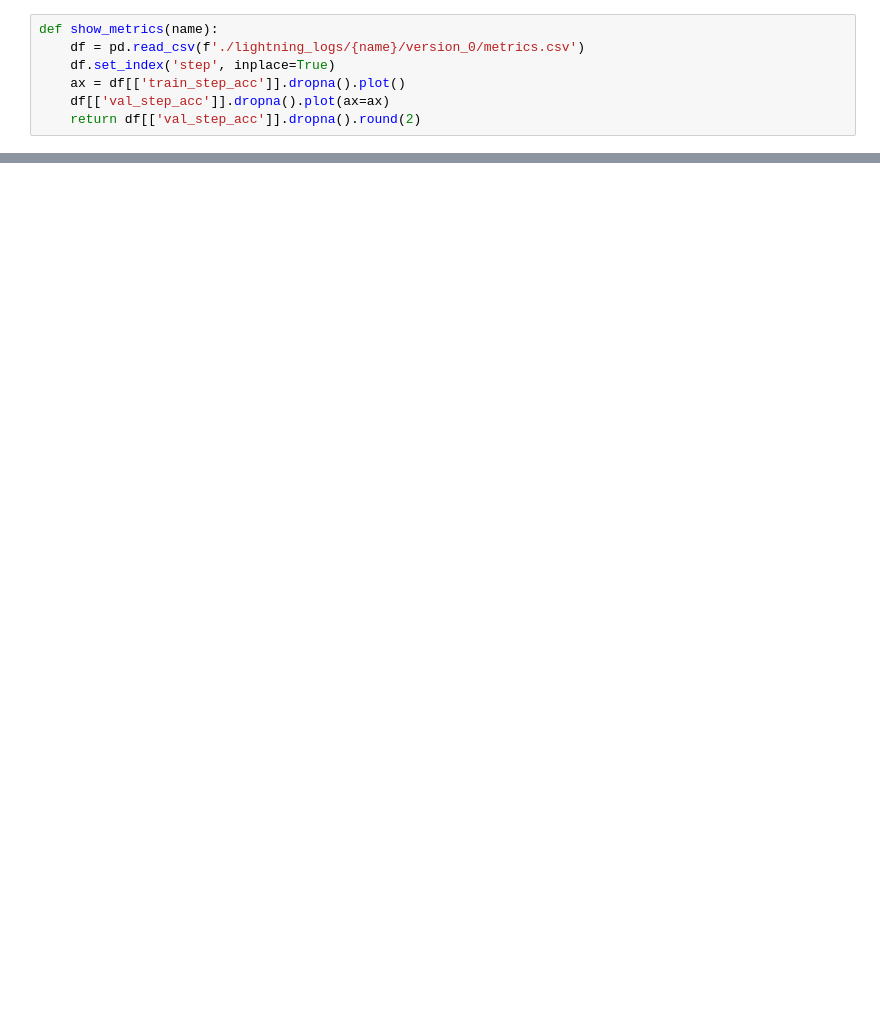
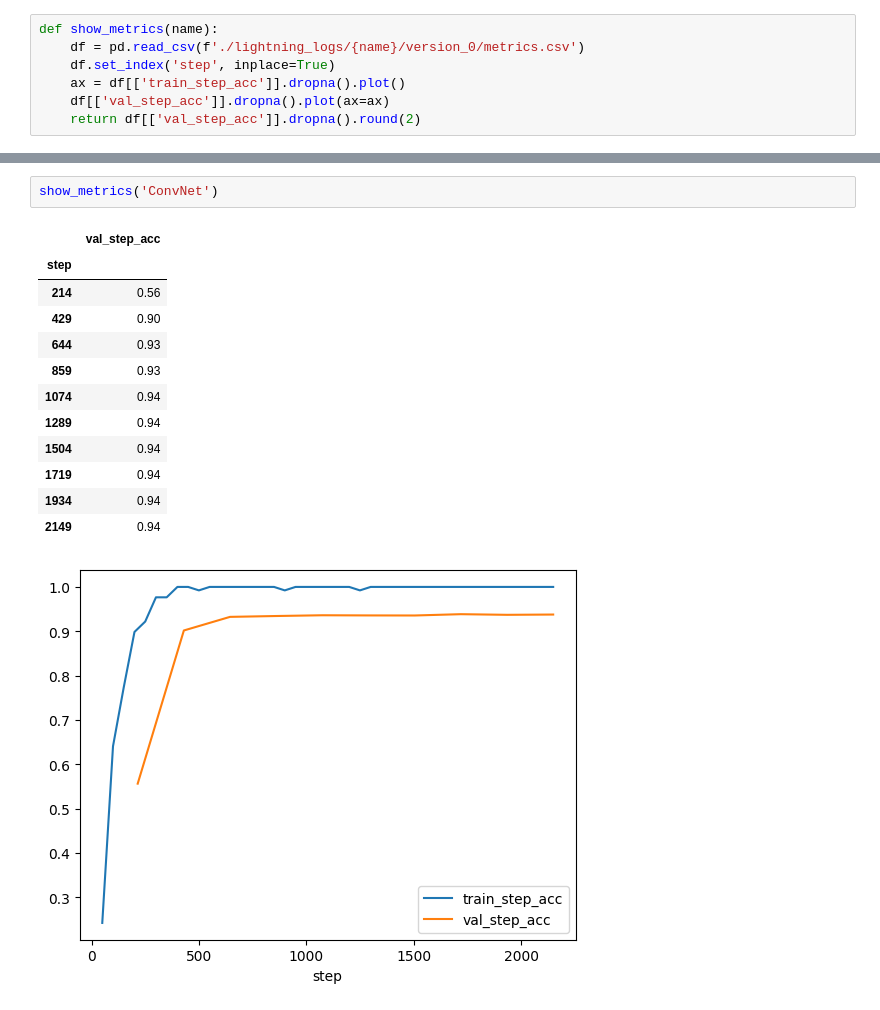
Before and after one commit to MatthewSharpOTU/CSCI4050U_FinalProject, a Jupyter notebook: convolution/convolution.ipynb, the cells around one changed output, grey strips where cells are left out. Cells and saved outputs as stored; diff of their text form; blank space fills up the shorter version.

Commit message:
adding a version of ConvNet model with working DataLoader and trainer. We have a working model, even though it super overfits..

```diff
--- a/convolution/convolution.ipynb
+++ b/convolution/convolution.ipynb
@@ -162,0 +230,16 @@ RuntimeError: Deterministic behavior was enabled with either `torch.use_determin
+# %%
+show_metrics('ConvNet')
+# %% [output]
+|  | val_step_acc |
+| step |  |
+| 214 | 0.56 |
+| 429 | 0.90 |
+| 644 | 0.93 |
+| 859 | 0.93 |
+| 1074 | 0.94 |
+| 1289 | 0.94 |
+| 1504 | 0.94 |
+| 1719 | 0.94 |
+| 1934 | 0.94 |
+| 2149 | 0.94 |
+[figure, added]
```
Also changed, not shown: parts of 21 cells of this notebook.
